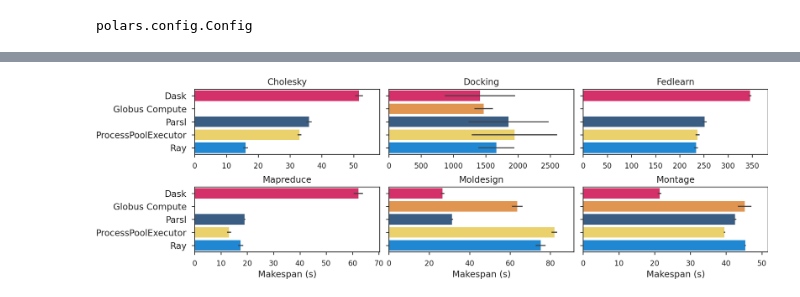
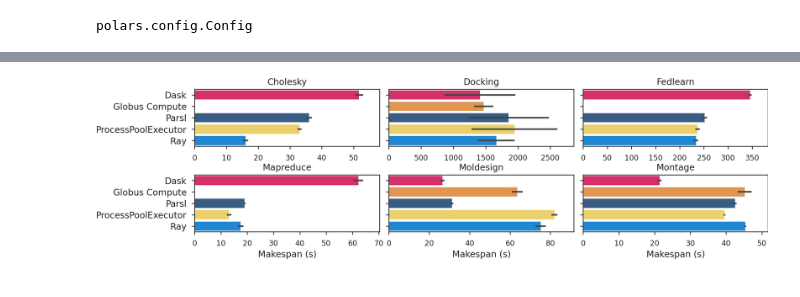
Before and after one commit to proxystore/escience24-evaluation, a Jupyter notebook: notebooks/0-makespans.ipynb, the cells around one changed output, grey strips where cells are left out. Drawn from its saved outputs; the diff is of its cells as text; code cells hidden in the pictures.

Commit message:
Update figure sizes and legends

```diff
--- a/notebooks/0-makespans.ipynb
+++ b/notebooks/0-makespans.ipynb
@@ -130,32 +130,32 @@ for y in range(rows):
         subdata = data.filter(polars.col('app') == app)
         ax = axes[y][x]
         # Maybe we should print average tasks times: like submit time , execution time, and receive time
         seaborn.barplot(
             ax=ax,
             data=subdata,
             order=executors,
             y='executor',
             x='time',
             hue='executor',
             errorbar='sd',
             orient='h',
             palette=colors,
         )
         ax.set_title(app.title(), pad=3)
         ax.set_ylabel(None)
         ax.tick_params(axis='x', labelsize=5)
         if y == rows - 1:
             ax.set_xlabel('Makespan (s)', labelpad=2)
         else:
             ax.set_xlabel(None)
         ax.set_yticks(range(len(executors)))
         ax.set_yticklabels([names[name] for name in executors])
         l, r = ax.get_xlim()
         ax.set_xlim(l * 1.05, r * 1.05)
 
 
 plt.subplots_adjust(wspace=0.05, hspace=0.5)
-fig.set_size_inches(7, 2)
+fig.set_size_inches(7, 1.75)
 plt.savefig('../figures/app-makespan.pdf', pad_inches=0.05)
 # %% [output]
-[figure, old version]
+[figure, new version]
```
Also changed, not shown: parts of 1 cell of this notebook, 7 other files.
